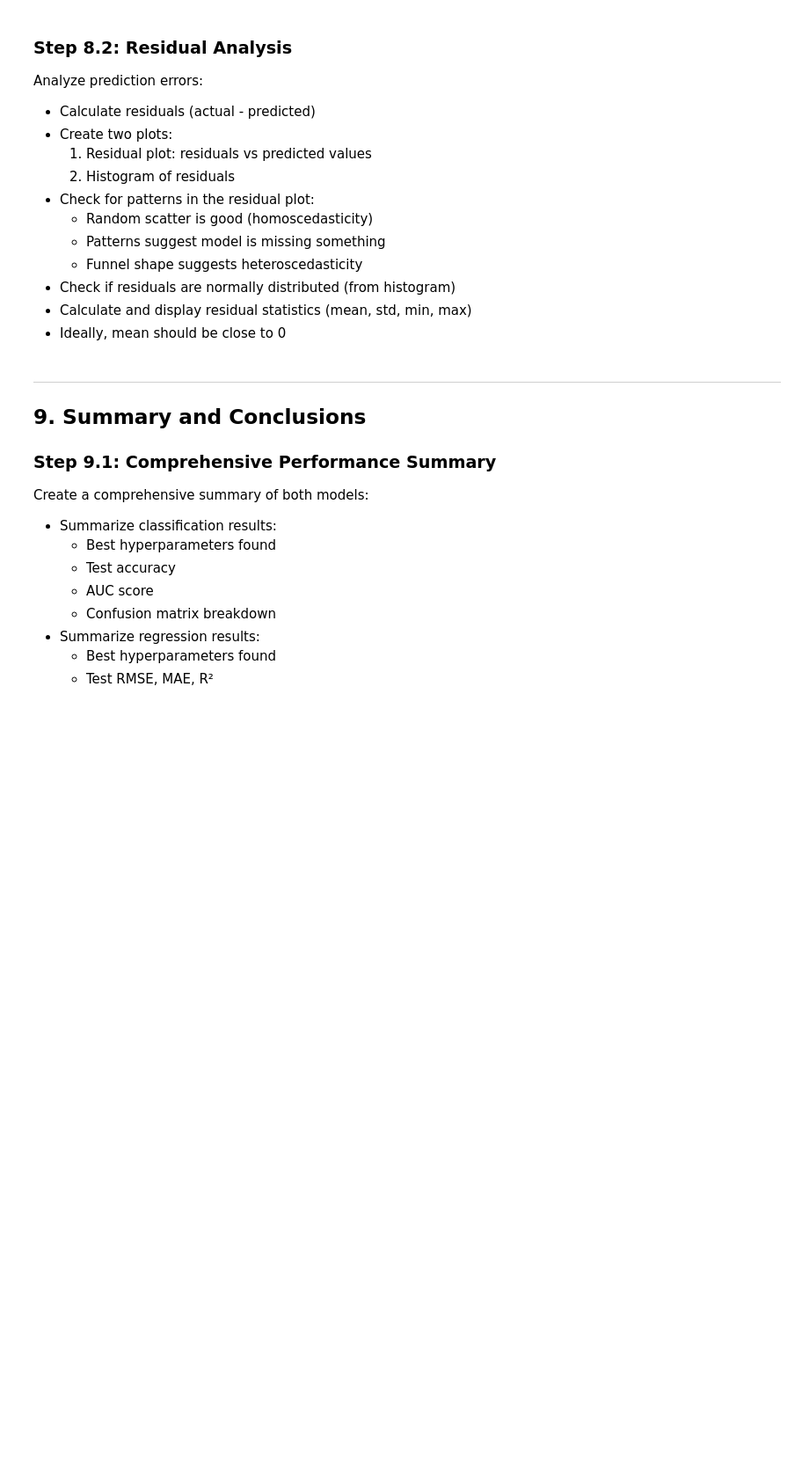
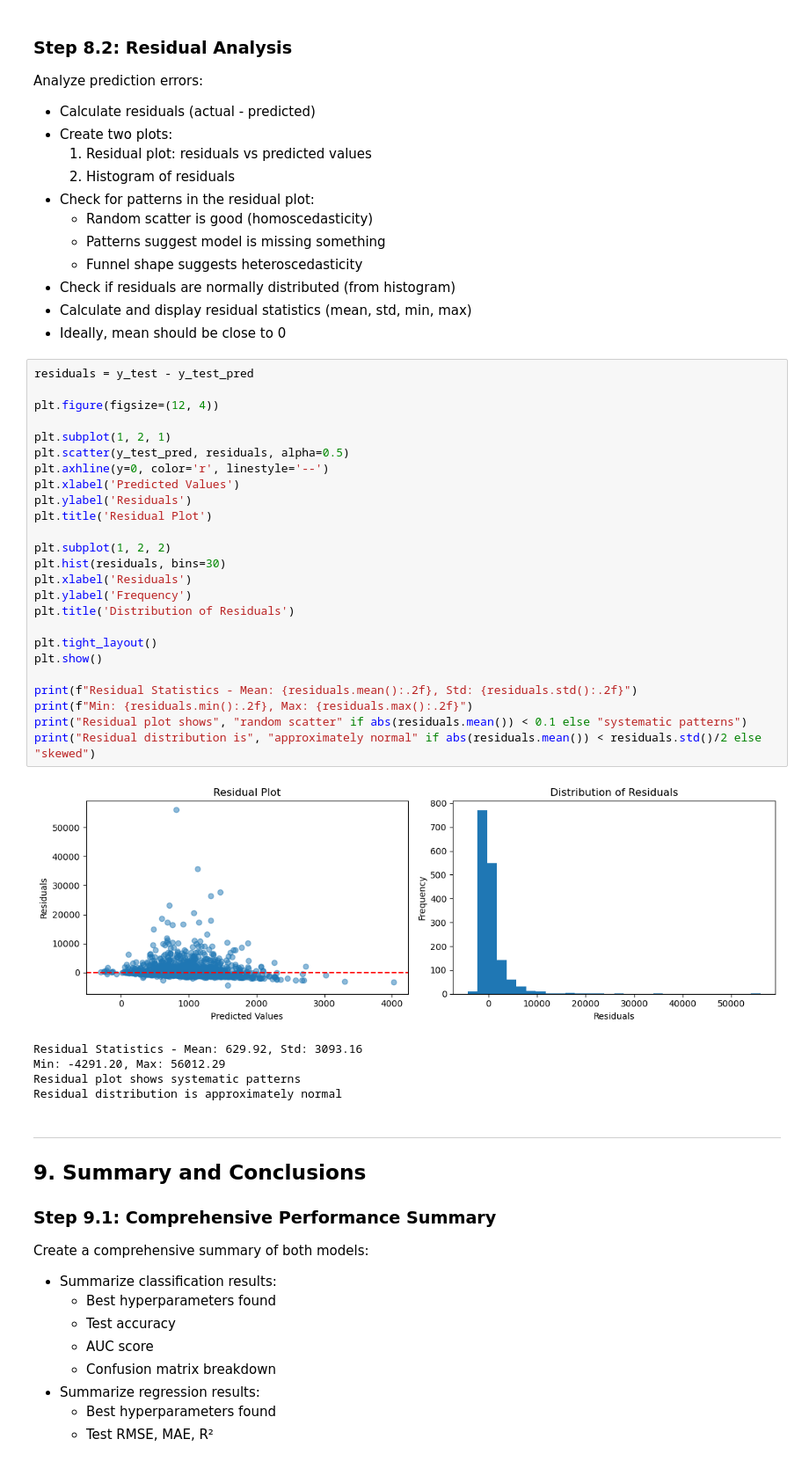
Before and after one commit to LittleVigney/COMPX310, a Jupyter notebook: Lab/Lab7/Lab07_SVM_Banking.ipynb, the cells around one changed output. Shown: that part at 88% size. Cells and saved outputs as stored; diff of their text form; blank space fills up the shorter version.

```diff
--- a/Lab/Lab7/Lab07_SVM_Banking.ipynb
+++ b/Lab/Lab7/Lab07_SVM_Banking.ipynb
@@ -733,6 +961,37 @@ Analyze prediction errors:
 - Check if residuals are normally distributed (from histogram)
 - Calculate and display residual statistics (mean, std, min, max)
 - Ideally, mean should be close to 0
+# %%
+residuals = y_test - y_test_pred
+
+plt.figure(figsize=(12, 4))
+
+plt.subplot(1, 2, 1)
+plt.scatter(y_test_pred, residuals, alpha=0.5)
+plt.axhline(y=0, color='r', linestyle='--')
+plt.xlabel('Predicted Values')
+plt.ylabel('Residuals')
+plt.title('Residual Plot')
+
+plt.subplot(1, 2, 2)
+plt.hist(residuals, bins=30)
+plt.xlabel('Residuals')
+plt.ylabel('Frequency')
+plt.title('Distribution of Residuals')
+
+plt.tight_layout()
+plt.show()
+
+print(f"Residual Statistics - Mean: {residuals.mean():.2f}, Std: {residuals.std():.2f}")
+print(f"Min: {residuals.min():.2f}, Max: {residuals.max():.2f}")
+print("Residual plot shows", "random scatter" if abs(residuals.mean()) < 0.1 else "systematic patterns")
+print("Residual distribution is", "approximately normal" if abs(residuals.mean()) < residuals.std()/2 else "skewed")
+# %% [output]
+[figure, added]
+Residual Statistics - Mean: 629.92, Std: 3093.16
+Min: -4291.20, Max: 56012.29
+Residual plot shows systematic patterns
+Residual distribution is approximately normal
 # %% [markdown]
 ---
 ## 9. Summary and Conclusions
```
Also changed, not shown: parts of 14 cells of this notebook.
